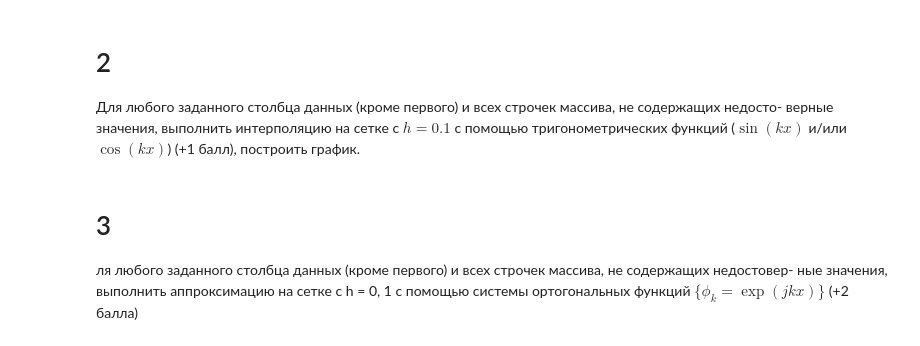
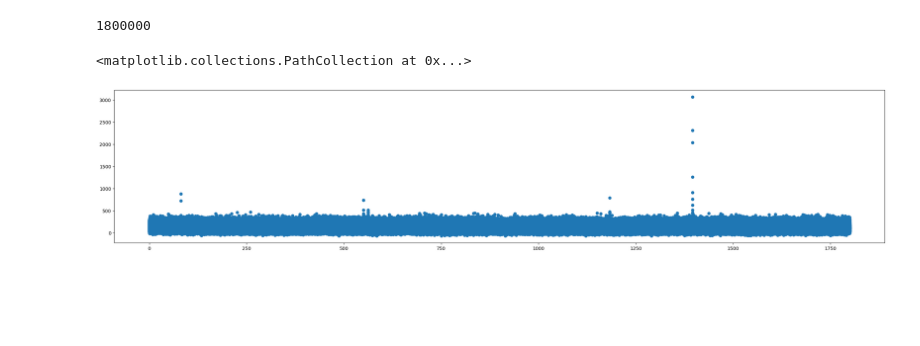
Before and after one commit to GordStep/Python-Mathematical-modeling-methods, a Jupyter notebook: source/lab_3.ipynb, the cells around one changed output. Cells and saved outputs as stored; diff of their text form; code cells hidden in the pictures; blank space fills up the shorter version.

```diff
--- a/source/lab_3.ipynb
+++ b/source/lab_3.ipynb
@@ -422,10 +16,13 @@ plt.scatter(X_s, Y_s)
-# %% [markdown]
-# 2
-Для любого заданного столбца данных (кроме первого) и всех строчек массива, не содержащих недосто-
-верные значения, выполнить интерполяцию на сетке с $h = 0.1$ с помощью тригонометрических функций
-($\sin(kx)$ и/или $\cos(kx)$) (+1 балл), построить график.
-# %% [markdown]
-# 3
-ля любого заданного столбца данных (кроме первого) и всех строчек массива, не содержащих недостовер-
-ные значения, выполнить аппроксимацию на сетке с h = 0, 1 с помощью системы ортогональных функций
-$\{\phi_k = \exp(jkx)\}$ (+2 балла)
+# %%
+data = np.fromfile("./data/lab_3_z1.bin", dtype=np.int16)
+time = np.arange(len(data)) / 1000
+
+len(data)
+# %% [output]
+1800000
+# %%
+plt.figure(figsize=(30, 6))
+plt.scatter(time, data)
+# %% [output]
+<matplotlib.collections.PathCollection at 0x...>
+[figure, added]
```
Also changed, not shown: parts of 47 cells of this notebook, 5 other files.
